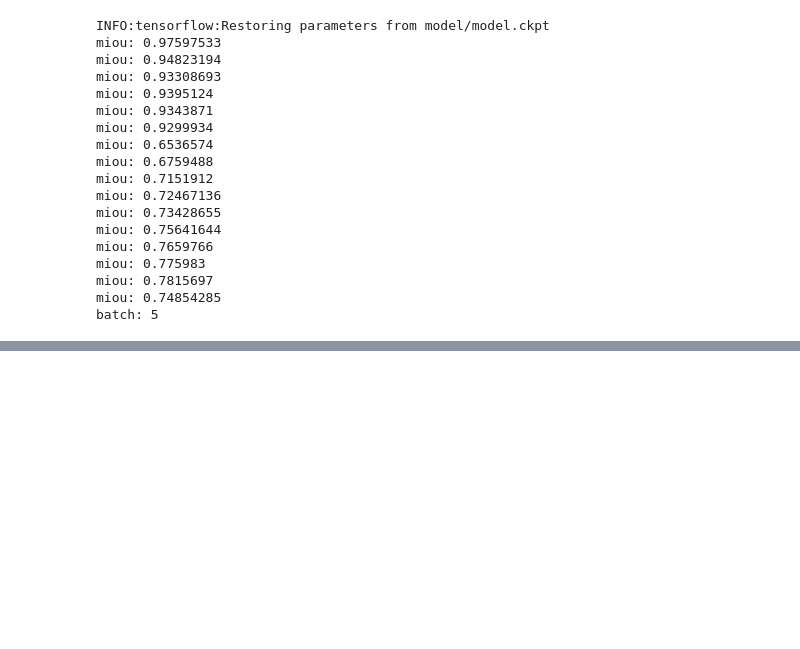
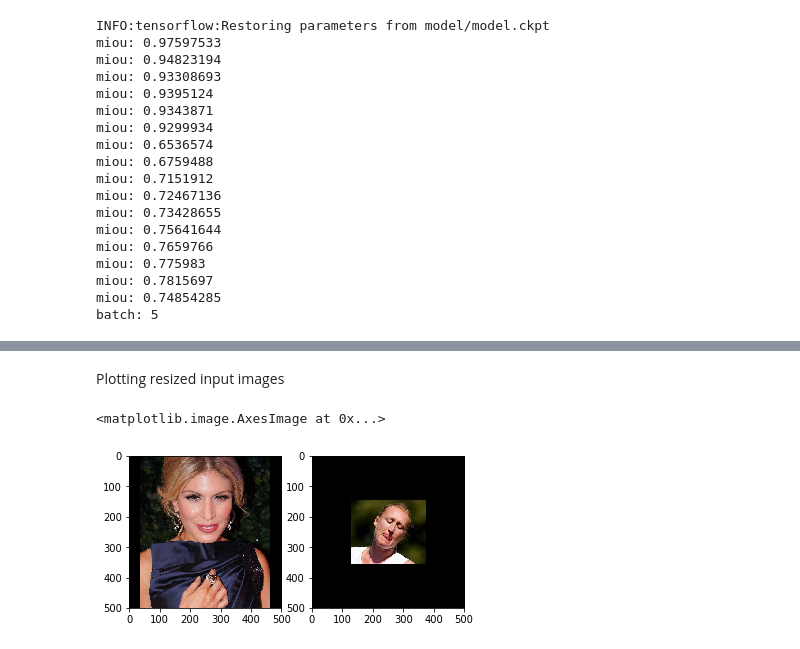
Before and after one commit to mohankrishna15/projects, a Jupyter notebook: portrait segmentation/Evaluation.ipynb, the cells around one changed output, grey strips where cells are left out. Drawn from its saved outputs; the diff is of its cells as text; code cells hidden in the pictures; blank space fills up the shorter version.

```diff
--- a/portrait segmentation/Evaluation.ipynb
+++ b/portrait segmentation/Evaluation.ipynb
@@ -127,6 +133,7 @@ saver.restore(sess, "model/model.ckpt")
 test_input=np.zeros([1,im_sz,im_sz,3],dtype=np.int)
 lbl_img = np.zeros([1,im_sz,im_sz,1],dtype=np.int)
 
+predimages = np.zeros([batch_size,im_sz,im_sz,1],dtype=int)
 num_val_batches=1 # printing data for one batch ( for example)
 for batch_i in range(num_val_batches):
     batch_i=5   # printing data for one batch ( for example)
@@ -135,6 +142,7 @@ for batch_i in range(num_val_batches):
         test_input[0,:,:,:] = batch_features[img_i,:,:,:]
         lbl_img[0,:,:,0] = batch_labels[img_i,:,:,0]
         pred_value,up = sess.run([pred,update_op],feed_dict={x:test_input,y:lbl_img})
+        predimages[img_i,:,:,:] = pred_value[0,:,:,:]
         print('miou: '+ str(mIoU.eval(session=sess)))
 print('batch: '+ str(batch_i))
 # %% [output]
@@ -158,0 +177,8 @@ batch: 5
+# %%
+def getResizedImages(input_img,b,im_sz):
+    sess = tf.Session()
+    img_tensor = tf.image.resize_image_with_crop_or_pad(input_img, im_sz, im_sz)
+    labels_tensor = tf.image.resize_image_with_crop_or_pad(b, im_sz, im_sz)
+
+    img, lblimg = sess.run([img_tensor,labels_tensor])
+    return img,lblimg
@@ -158,0 +193,40 @@ batch: 5
+# %%
+#Lets look at the segmented image by taking two sample images
+
+#input images from 5th batch
+
+bbdata = pd.read_csv('list_bbox_celeba.txt',sep=" ",header=0,skiprows=1,skipinitialspace=True)
+bbdata.set_index('image_id',inplace=True)
+
+input_img_name_1 = valData[int(5*16)+1]   #because valdata was divided into batches of 16
+input_img_name_2 = valData[int(5*16)+10]
+
+# read input images
+input_img_1 = misc.imread("data/"+input_img_name_1)
+input_img_2 = misc.imread("data/"+input_img_name_2)
+
+# get the bounding box pixels
+boundbox_1 = bbdata.loc[input_img_name_1]
+boundbox_2 = bbdata.loc[input_img_name_2]
+
+#get corresponding groundtruth images
+lblimg_1 = getLabelImage(input_img_1,boundbox_1)
+lblimg_2 = getLabelImage(input_img_2,boundbox_2)
+
+#get resized input and groundtruths
+input_img_resized_1, lbl_img_resized_1 = getResizedImages(input_img_1,lblimg_1,im_sz)
+input_img_resized_2, lbl_img_resized_2 = getResizedImages(input_img_2,lblimg_2,im_sz)
+
+
+#get output
+output_1 = getOutput(input_img_resized_1,predimages[1],im_sz)
+output_2 = getOutput(input_img_resized_2,predimages[10],im_sz)
+# %% [markdown]
+Plotting resized input images
+# %%
+f, axarr = plt.subplots(1,2)
+axarr[0].imshow(input_img_resized_1)
+axarr[1].imshow(input_img_resized_2)
+# %% [output]
+<matplotlib.image.AxesImage at 0x...>
+[figure, added]
```
Also changed, not shown: parts of 12 cells of this notebook, 3 other files.
